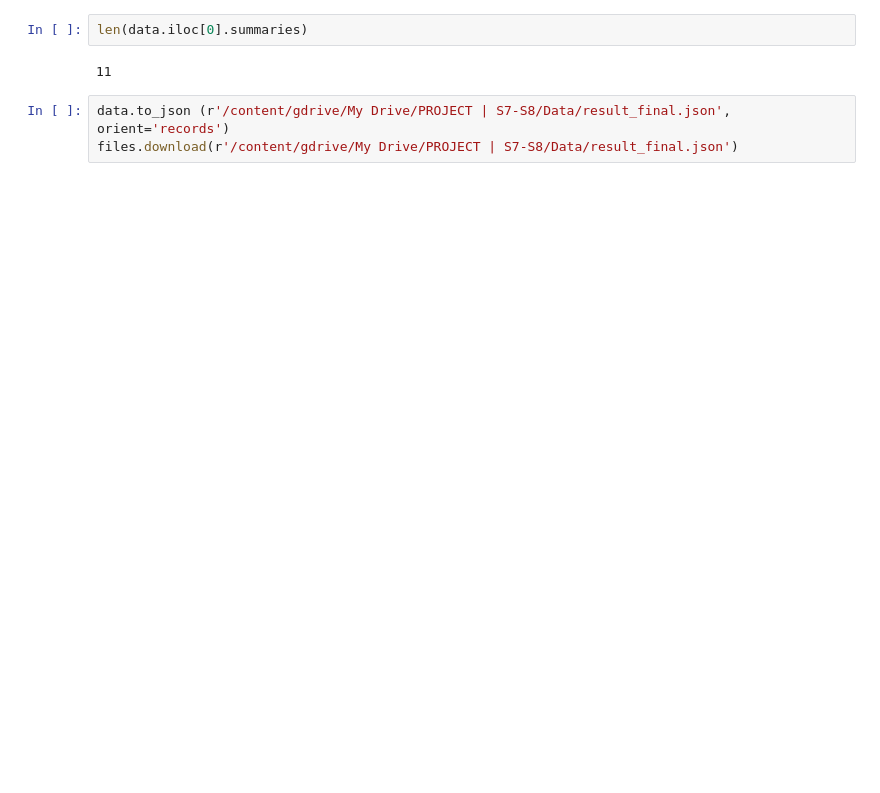
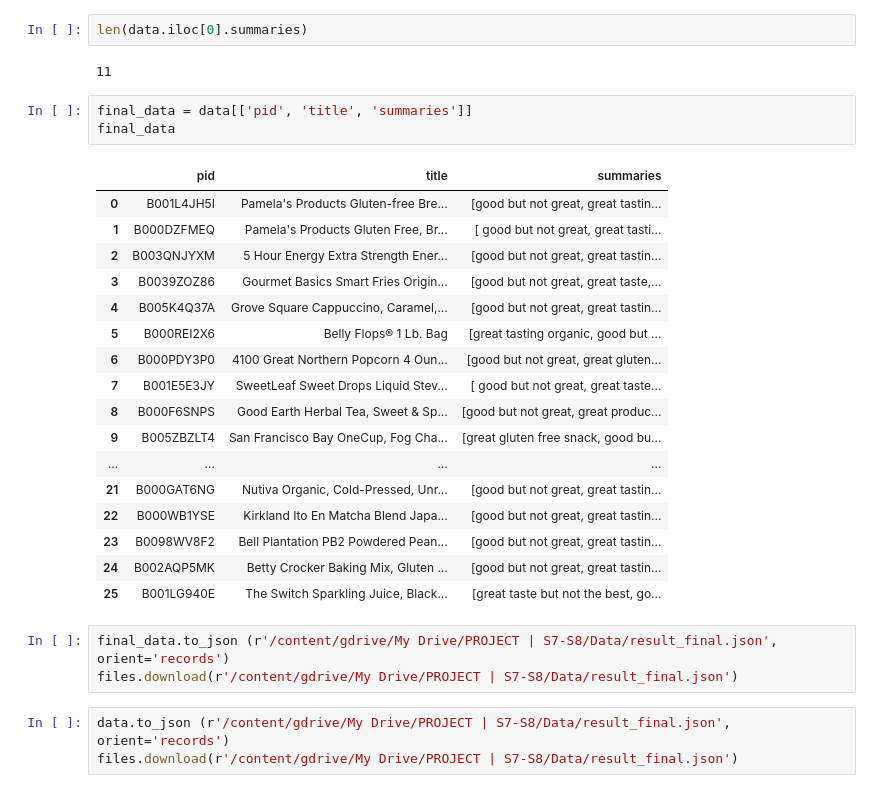
Before and after one commit to Bhairavi-shah/AbstractiveUserReviewConsolidation, a Jupyter notebook: Module5_(result_csv_to_json)_postprocessing.ipynb, the cells around one changed output. Saved outputs shown, nothing was run; the diff lists cells and outputs as text; blank space fills up the shorter version.

```diff
--- a/Module5_(result_csv_to_json)_postprocessing.ipynb
+++ b/Module5_(result_csv_to_json)_postprocessing.ipynb
@@ -178,6 +182,30 @@ data
 len(data.iloc[0].summaries)
 # %% [output]
 11
+# %%
+final_data = data[['pid', 'title', 'summaries']]
+final_data
+# %% [output]
+|  | pid | title | summaries |
+| 0 | B001L4JH5I | Pamela's Products Gluten-free Bre... | [good but not great, great tastin... |
+| 1 | B000DZFMEQ | Pamela's Products Gluten Free, Br... | [ good but not great, great tasti... |
+| 2 | B003QNJYXM | 5 Hour Energy Extra Strength Ener... | [good but not great, great tastin... |
+| 3 | B0039ZOZ86 | Gourmet Basics Smart Fries Origin... | [good but not great, great taste,... |
+| 4 | B005K4Q37A | Grove Square Cappuccino, Caramel,... | [good but not great, great tastin... |
+| 5 | B000REI2X6 | Belly Flops® 1 Lb. Bag | [great tasting organic, good but ... |
+| 6 | B000PDY3P0 | 4100 Great Northern Popcorn 4 Oun... | [good but not great, great gluten... |
+| 7 | B001E5E3JY | SweetLeaf Sweet Drops Liquid Stev... | [ good but not great, great taste... |
+| 8 | B000F6SNPS | Good Earth Herbal Tea, Sweet & Sp... | [good but not great, great produc... |
+| 9 | B005ZBZLT4 | San Francisco Bay OneCup, Fog Cha... | [great gluten free snack, good bu... |
+| ... | ... | ... | ... |
+| 21 | B000GAT6NG | Nutiva Organic, Cold-Pressed, Unr... | [good but not great, great tastin... |
+| 22 | B000WB1YSE | Kirkland Ito En Matcha Blend Japa... | [good but not great, great tastin... |
+| 23 | B0098WV8F2 | Bell Plantation PB2 Powdered Pean... | [good but not great, great tastin... |
+| 24 | B002AQP5MK | Betty Crocker Baking Mix, Gluten ... | [good but not great, great tastin... |
+| 25 | B001LG940E | The Switch Sparkling Juice, Black... | [great taste but not the best, go... |
+# %%
+final_data.to_json (r'/content/gdrive/My Drive/PROJECT | S7-S8/Data/result_final.json', orient='records')
+files.download(r'/content/gdrive/My Drive/PROJECT | S7-S8/Data/result_final.json')
 # %%
 data.to_json (r'/content/gdrive/My Drive/PROJECT | S7-S8/Data/result_final.json', orient='records')
 files.download(r'/content/gdrive/My Drive/PROJECT | S7-S8/Data/result_final.json')
```
Also changed, not shown: parts of 3 cells of this notebook.
